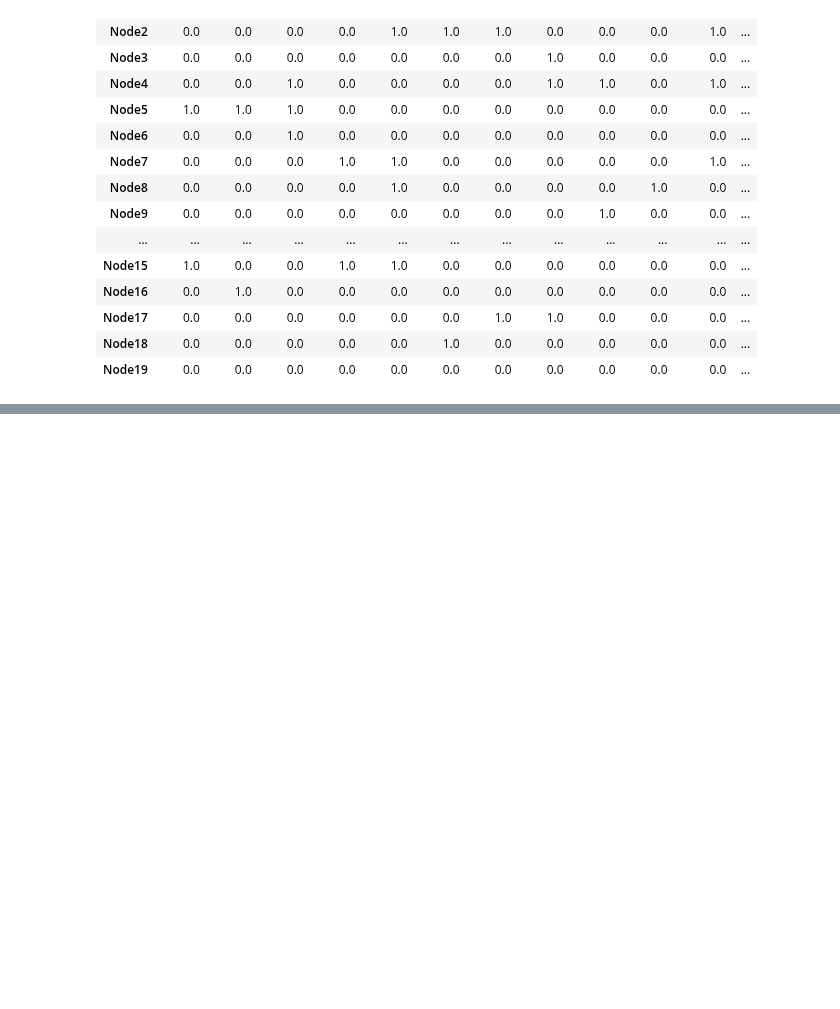
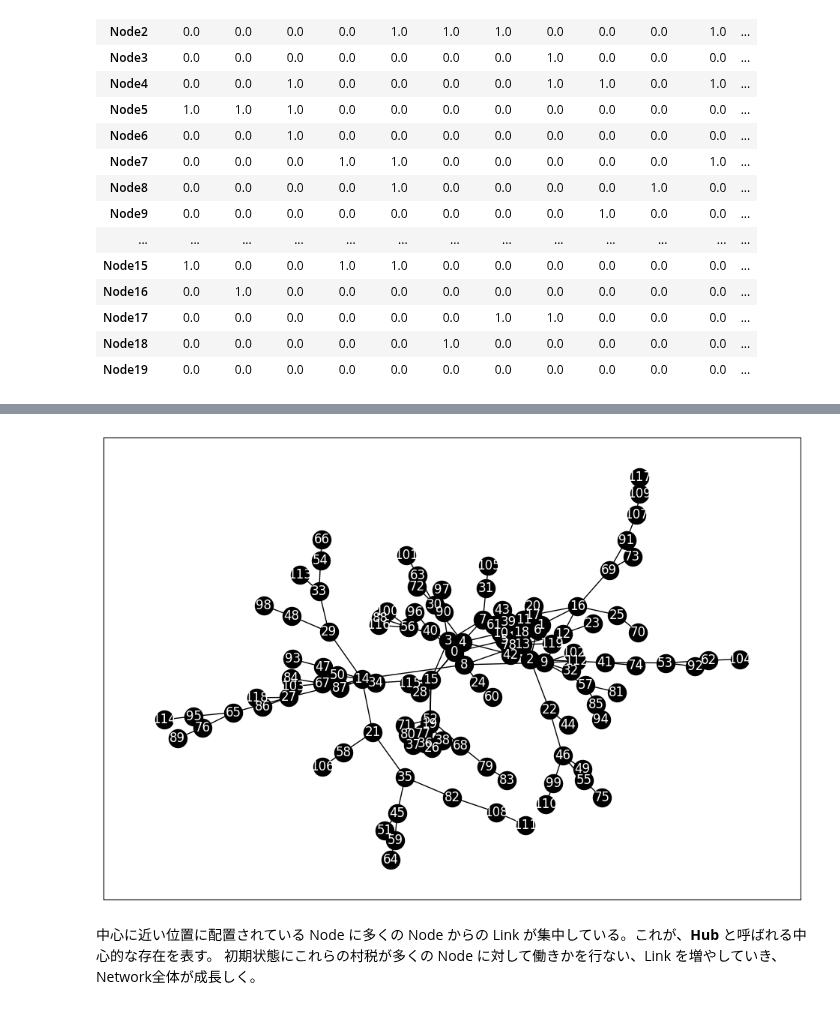
Before and after one commit to 1024xx4/math_programing_for_ai_and_ds, a Jupyter notebook: section07/network_model.ipynb, the cells around one changed output, grey strips where cells are left out. Saved outputs shown, nothing was run; the diff lists cells and outputs as text; code cells hidden in the pictures; blank space fills up the shorter version.

Commit message:
Feat: 人間関係の Network の成長の様子を可視化してみる#13

```diff
--- a/section07/network_model.ipynb
+++ b/section07/network_model.ipynb
@@ -53,0 +61,21 @@ plt.show()
+# %%
+# Node を追加する
+import numpy as np
+
+N_plus = 100  # 追加する Node数
+N = len(df_links.index)
+for i in range(N, N + N_plus):  # 追加する Node数分だけ Node追加の処理を行なう。
+    # 接続する Node を決定
+    j = int(np.random.rand() * (i - 1))  # すでに存在する Node の中から Random に１つを選択
+    node_name_i = "Node" + str(i)
+    node_name_j = "Node" + str(j)
+    # 列を追加
+    df_links[node_name_i] = 0
+    # 行を追加
+    list_zero = [[0] * (len(df_links.index) + 1)]
+    s = pd.DataFrame(list_zero, columns=df_links.columns.values.tolist(), index=[node_name_i])
+    df_links = pd.concat([df_links, s])
+    # Link を追加
+    df_links.loc[node_name_i, node_name_j] = 1  # 選択した接続先である Node に対応するところに Link が接続されている意味の「1」を書き込む
+    df_links.loc[node_name_j, node_name_i] = 1  # 選択した接続先である Node に対応するところに Link が接続されている意味の「1」を書き込む
+df_links
@@ -53,0 +96,29 @@ plt.show()
+# %%
+# Graph を描画する
+import networkx as nx
+import matplotlib.pyplot as plt
+
+# Graph-object の作成
+G = nx.Graph()
+
+# 頂点の設定
+NUM = len(df_links.index)
+for i in range(0, NUM):
+    node_no = df_links.columns[i].strip("Node")
+    G.add_node(str(node_no))
+
+# 辺の設定
+for i in range(NUM):
+    for j in range(NUM):
+        if df_links.iloc[i][j] == 1:
+            G.add_edge(str(i), str(j))
+
+# 描画
+plt.figure(figsize=(12, 8))
+nx.draw_networkx(G, node_color="k", edge_color="k", font_color="w")
+plt.show()
+# %% [output]
+[figure, added]
+# %% [markdown]
+中心に近い位置に配置されている Node に多くの Node からの Link が集中している。これが、**Hub** と呼ばれる中心的な存在を表す。
+初期状態にこれらの村税が多くの Node に対して働きかを行ない、Link を増やしていき、Network全体が成長しく。
```
Also changed, not shown: parts of 4 cells of this notebook.
